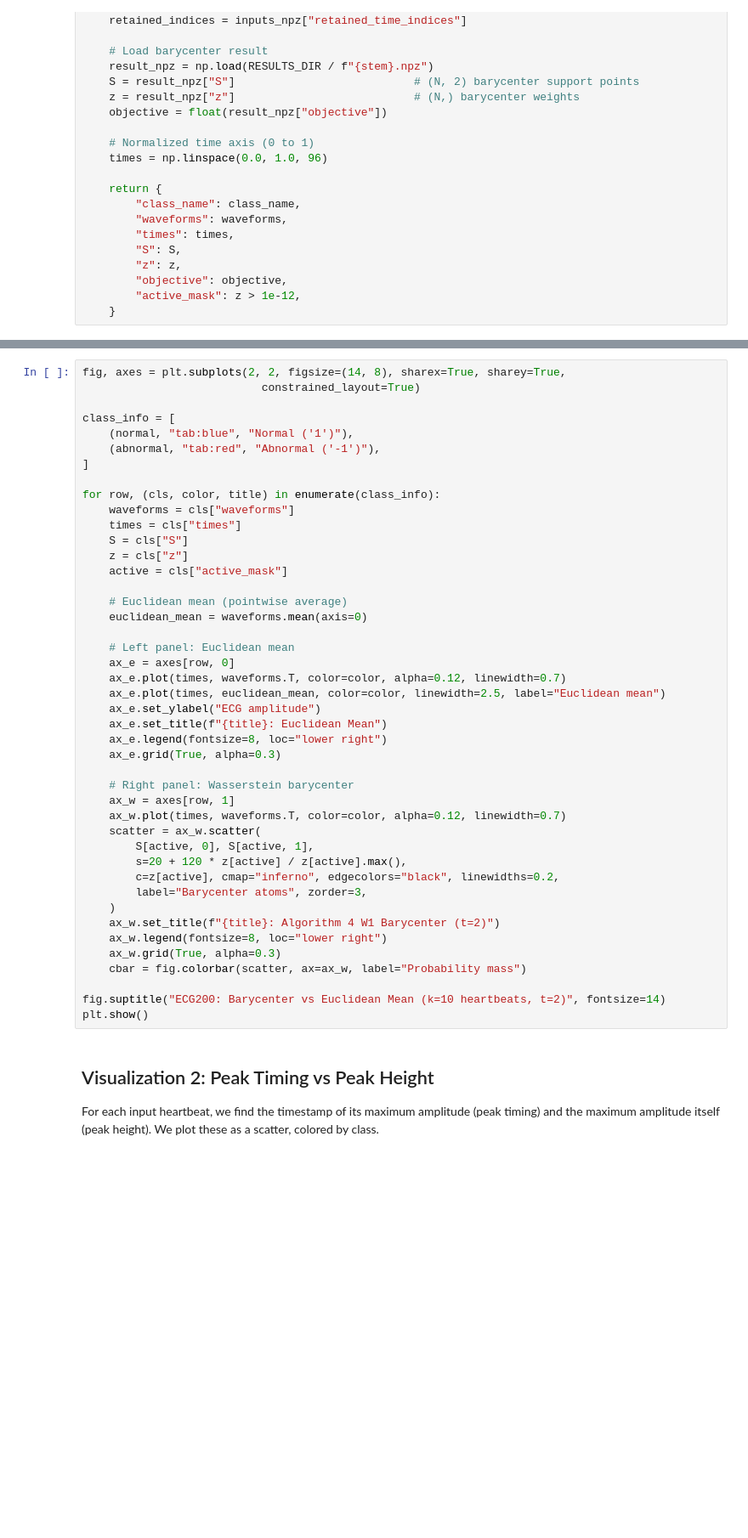
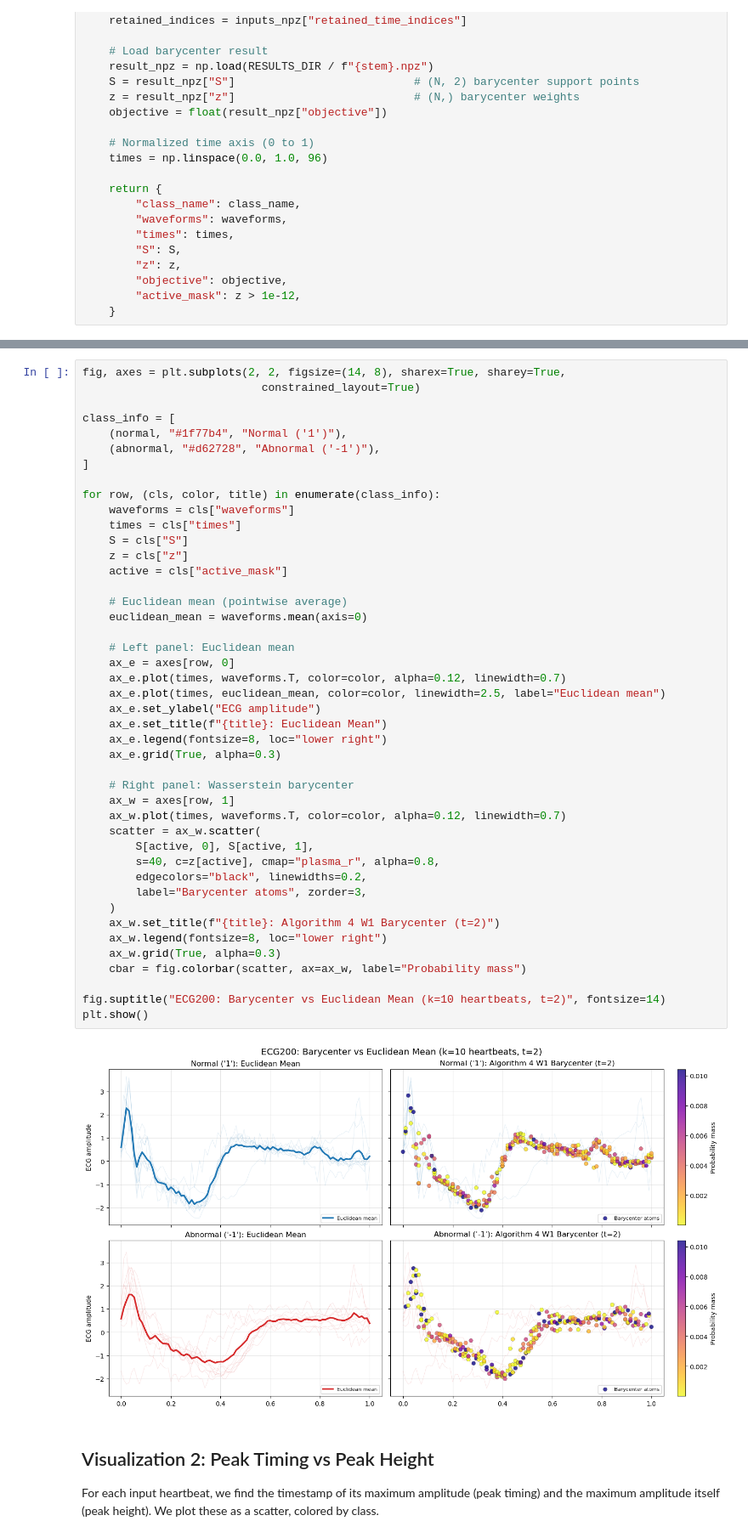
Before and after one commit to NicholasMatthewUtomo/fyp-barycenter-implementation, a Jupyter notebook: src/closing_gap_reproduction/results/ecg200_k10_n96_t2/ecg200_visualization.ipynb, the cells around one changed output, grey strips where cells are left out. Shown at 85% size. Cells and saved outputs as stored; diff of their text form; blank space fills up the shorter version.

```diff
--- a/src/closing_gap_reproduction/results/ecg200_k10_n96_t2/ecg200_visualization.ipynb
+++ b/src/closing_gap_reproduction/results/ecg200_k10_n96_t2/ecg200_visualization.ipynb
@@ -69,8 +74,8 @@ fig, axes = plt.subplots(2, 2, figsize=(14, 8), sharex=True, sharey=True,
                            constrained_layout=True)
 
 class_info = [
-    (normal, "tab:blue", "Normal ('1')"),
-    (abnormal, "tab:red", "Abnormal ('-1')"),
+    (normal, "#1f77b4", "Normal ('1')"),
+    (abnormal, "#d62728", "Abnormal ('-1')"),
 ]
 
 for row, (cls, color, title) in enumerate(class_info):
@@ -79,35 +84,37 @@ for row, (cls, color, title) in enumerate(class_info):
     S = cls["S"]
     z = cls["z"]
     active = cls["active_mask"]
 
     # Euclidean mean (pointwise average)
     euclidean_mean = waveforms.mean(axis=0)
 
     # Left panel: Euclidean mean
     ax_e = axes[row, 0]
     ax_e.plot(times, waveforms.T, color=color, alpha=0.12, linewidth=0.7)
     ax_e.plot(times, euclidean_mean, color=color, linewidth=2.5, label="Euclidean mean")
     ax_e.set_ylabel("ECG amplitude")
     ax_e.set_title(f"{title}: Euclidean Mean")
     ax_e.legend(fontsize=8, loc="lower right")
     ax_e.grid(True, alpha=0.3)
 
     # Right panel: Wasserstein barycenter
     ax_w = axes[row, 1]
     ax_w.plot(times, waveforms.T, color=color, alpha=0.12, linewidth=0.7)
     scatter = ax_w.scatter(
         S[active, 0], S[active, 1],
-        s=20 + 120 * z[active] / z[active].max(),
-        c=z[active], cmap="inferno", edgecolors="black", linewidths=0.2,
+        s=40, c=z[active], cmap="plasma_r", alpha=0.8,
+        edgecolors="black", linewidths=0.2,
         label="Barycenter atoms", zorder=3,
     )
     ax_w.set_title(f"{title}: Algorithm 4 W1 Barycenter (t=2)")
     ax_w.legend(fontsize=8, loc="lower right")
     ax_w.grid(True, alpha=0.3)
     cbar = fig.colorbar(scatter, ax=ax_w, label="Probability mass")
 
 fig.suptitle("ECG200: Barycenter vs Euclidean Mean (k=10 heartbeats, t=2)", fontsize=14)
 plt.show()
+# %% [output]
+[figure, added]
 # %% [markdown]
 ## Visualization 2: Peak Timing vs Peak Height
 
```
Also changed, not shown: parts of 9 cells of this notebook.
